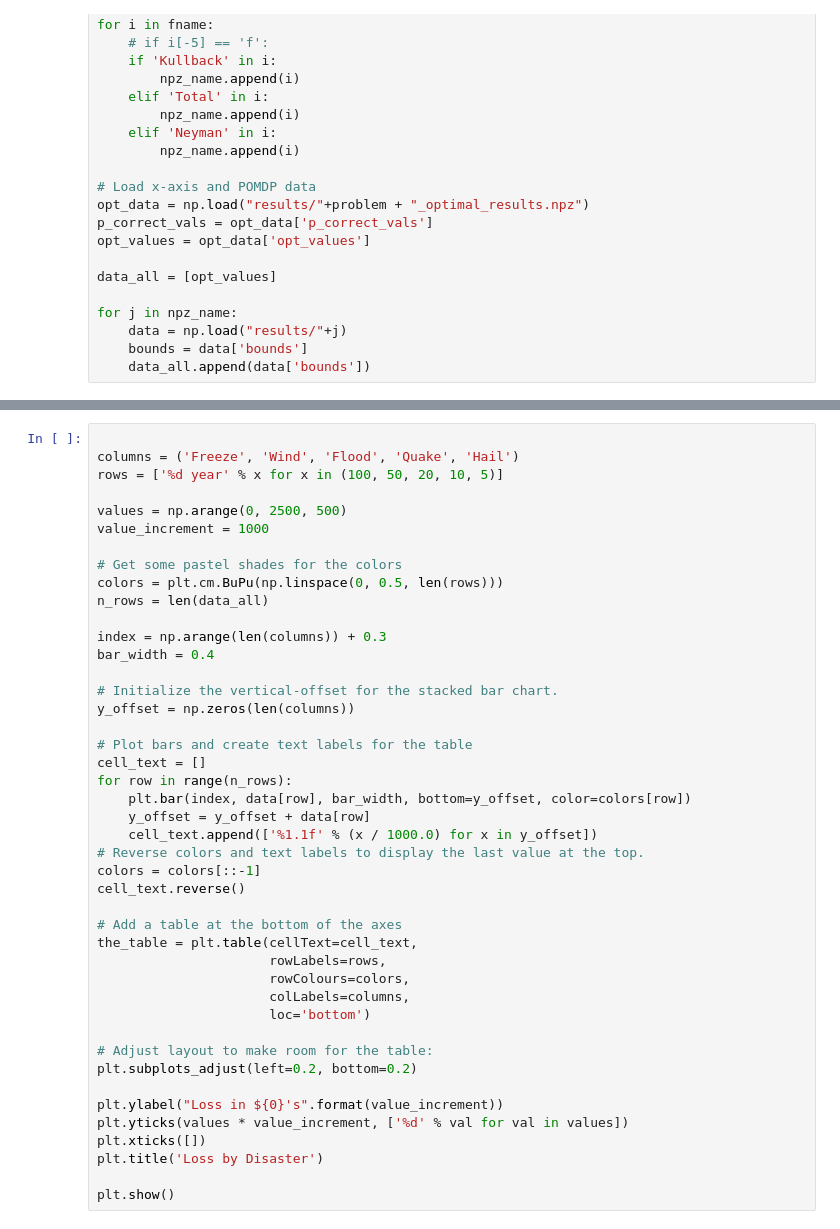
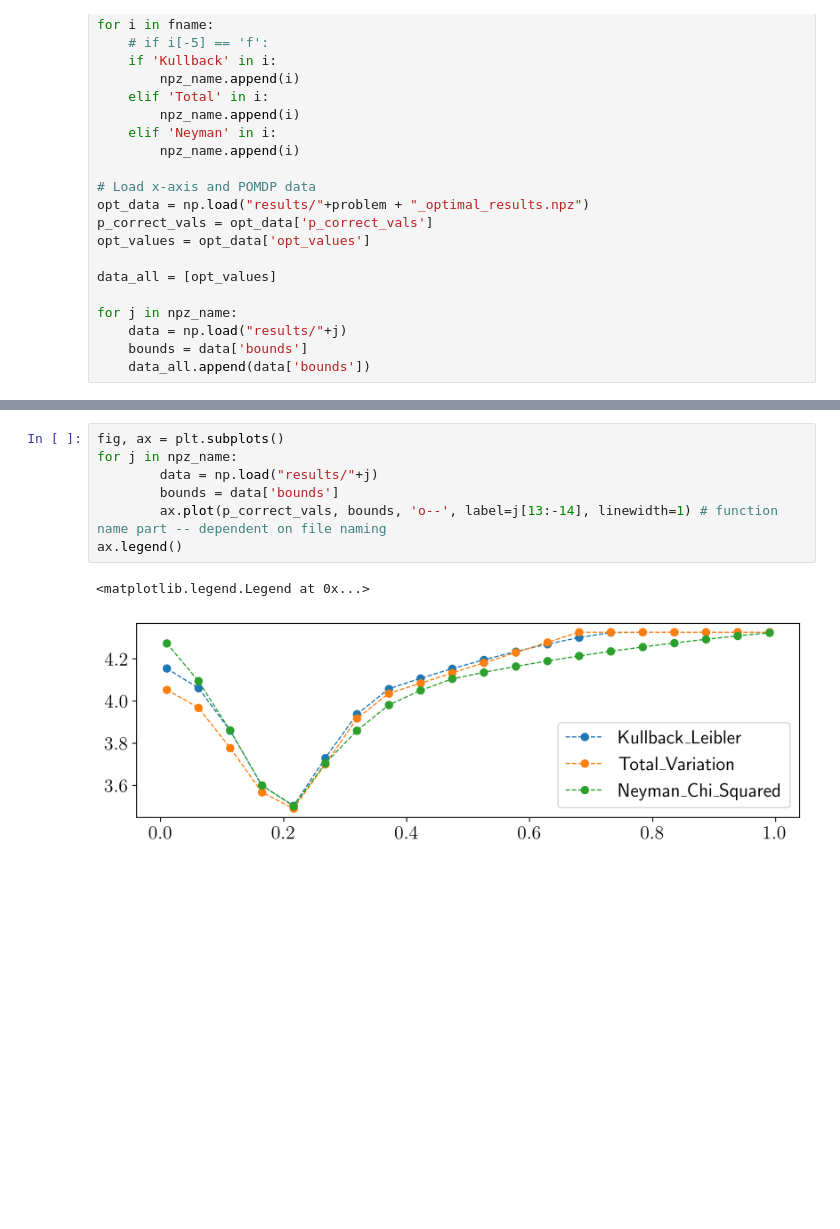
Before and after one commit to irom-lab/performance-limits, a Jupyter notebook: lava-problem/ppplot.ipynb, the cells around one changed output, grey strips where cells are left out. Saved outputs shown, nothing was run; the diff lists cells and outputs as text; blank space fills up the shorter version.

```diff
--- a/lava-problem/ppplot.ipynb
+++ b/lava-problem/ppplot.ipynb
@@ -57,44 +71,10 @@ RuntimeError: Failed to process string with tex because latex could not be found
-# %%
-
-columns = ('Freeze', 'Wind', 'Flood', 'Quake', 'Hail')
-rows = ['%d year' % x for x in (100, 50, 20, 10, 5)]
-
-values = np.arange(0, 2500, 500)
-value_increment = 1000
-
-# Get some pastel shades for the colors
-colors = plt.cm.BuPu(np.linspace(0, 0.5, len(rows)))
-n_rows = len(data_all)
-
-index = np.arange(len(columns)) + 0.3
-bar_width = 0.4
-
-# Initialize the vertical-offset for the stacked bar chart.
-y_offset = np.zeros(len(columns))
-
-# Plot bars and create text labels for the table
-cell_text = []
-for row in range(n_rows):
-    plt.bar(index, data[row], bar_width, bottom=y_offset, color=colors[row])
-    y_offset = y_offset + data[row]
-    cell_text.append(['%1.1f' % (x / 1000.0) for x in y_offset])
-# Reverse colors and text labels to display the last value at the top.
-colors = colors[::-1]
-cell_text.reverse()
-
-# Add a table at the bottom of the axes
-the_table = plt.table(cellText=cell_text,
-                      rowLabels=rows,
-                      rowColours=colors,
-                      colLabels=columns,
-                      loc='bottom')
-
-# Adjust layout to make room for the table:
-plt.subplots_adjust(left=0.2, bottom=0.2)
-
-plt.ylabel("Loss in ${0}'s".format(value_increment))
-plt.yticks(values * value_increment, ['%d' % val for val in values])
-plt.xticks([])
-plt.title('Loss by Disaster')
-
-plt.show()
+# %%
+fig, ax = plt.subplots()
+for j in npz_name:
+		data = np.load("results/"+j)
+		bounds = data['bounds']
+		ax.plot(p_correct_vals, bounds, 'o--', label=j[13:-14], linewidth=1) # function name part -- dependent on file naming
+ax.legend()
+# %% [output]
+<matplotlib.legend.Legend at 0x...>
+[figure, added]
```
Also changed, not shown: parts of 6 cells of this notebook, 8 other files.
